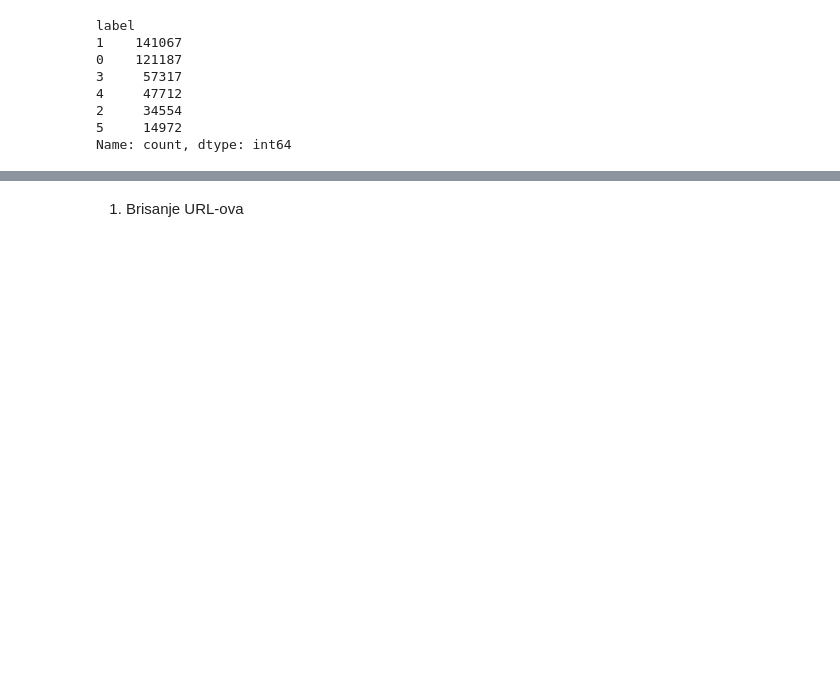
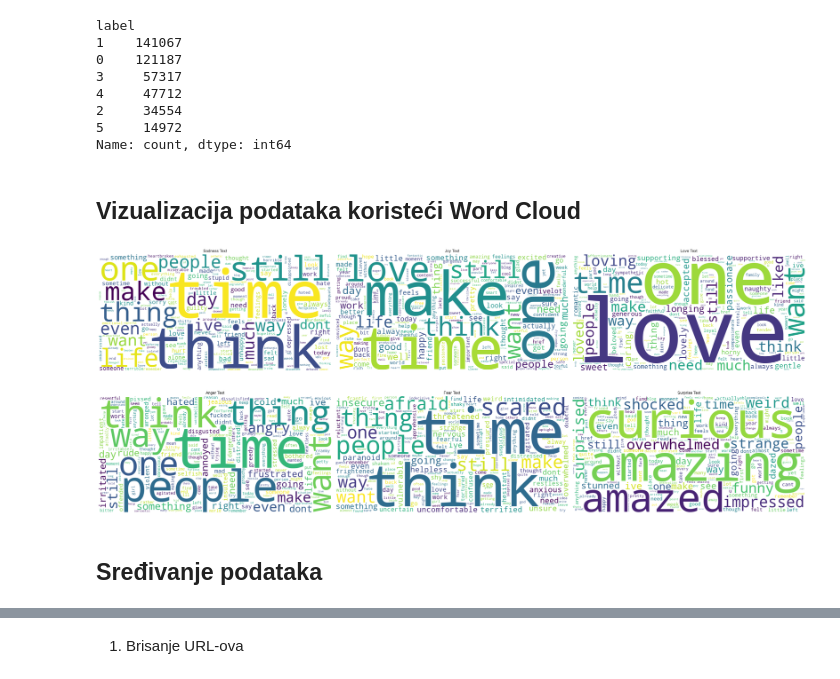
Before and after one commit to patricijamarijanovic/emotion-analysis-zavrsni-rad, a Jupyter notebook: proba/gru/gru.ipynb, the cells around one changed output, grey strips where cells are left out. Cells and saved outputs as stored; diff of their text form; code cells hidden in the pictures; blank space fills up the shorter version.

```diff
--- a/proba/gru/gru.ipynb
+++ b/proba/gru/gru.ipynb
@@ -60,3 +60,5 @@ label
 2     34554
 5     14972
 Name: count, dtype: int64
+# %% [markdown]
+## Vizualizacija podataka koristeći Word Cloud
@@ -63,3 +86,62 @@ Name: count, dtype: int64
+# %%
+def remove_feel_words_from_text(text):
+    return re.sub(r'\b(feel|feeling|im|know|really)\b', '', text, flags=re.IGNORECASE)
+
+# Combine text from different categories
+combined_sadness_text = remove_feel_words_from_text(' '.join(df_sadness['text']))
+combined_joy_text = remove_feel_words_from_text(' '.join(df_joy['text']))
+combined_love_text = remove_feel_words_from_text(' '.join(df_love['text']))
+combined_anger_text = remove_feel_words_from_text(' '.join(df_anger['text']))
+combined_fear_text = remove_feel_words_from_text(' '.join(df_fear['text']))
+combined_surprise_text = remove_feel_words_from_text(' '.join(df_surprise['text']))
+# %%
+# Create word clouds
+sadness_wordcloud = WordCloud(width=800, height=400, background_color='white').generate(combined_sadness_text)
+joy_wordcloud = WordCloud(width=800, height=400, background_color='white').generate(combined_joy_text)
+love_wordcloud = WordCloud(width=800, height=400, background_color='white').generate(combined_love_text)
+anger_wordcloud = WordCloud(width=800, height=400, background_color='white').generate(combined_anger_text)
+fear_wordcloud = WordCloud(width=800, height=400, background_color='white').generate(combined_fear_text)
+surprise_wordcloud = WordCloud(width=800, height=400, background_color='white').generate(combined_surprise_text)
+# %%
+# Plot the word clouds
+plt.figure(figsize=(30, 13))
+
+plt.subplot(2, 3, 1)
+plt.imshow(sadness_wordcloud, interpolation='bilinear')
+plt.title('Sadness Text')
+plt.axis('off')
+
+plt.subplot(2, 3, 2)
+plt.imshow(joy_wordcloud, interpolation='bilinear')
+plt.title('Joy Text')
+plt.axis('off')
+
+plt.subplot(2, 3, 3)
+plt.imshow(love_wordcloud, interpolation='bilinear')
+plt.title('Love Text')
+plt.axis('off')
+
+plt.subplot(2, 3, 4)
+plt.imshow(anger_wordcloud, interpolation='bilinear')
+plt.title('Anger Text')
+plt.axis('off')
+
+plt.subplot(2, 3, 5)
+plt.imshow(fear_wordcloud, interpolation='bilinear')
+plt.title('Fear Text')
+plt.axis('off')
+
+plt.subplot(2, 3, 6)
+plt.imshow(surprise_wordcloud, interpolation='bilinear')
+plt.title('Surprise Text')
+plt.axis('off')
+
+plt.tight_layout()
+plt.show()
+# %% [output]
+[figure, added]
+# %% [markdown]
+## Sređivanje podataka
 # %%
 import nltk
 from nltk.corpus import stopwords
```
Also changed, not shown: parts of 9 cells of this notebook, 4 other files.
